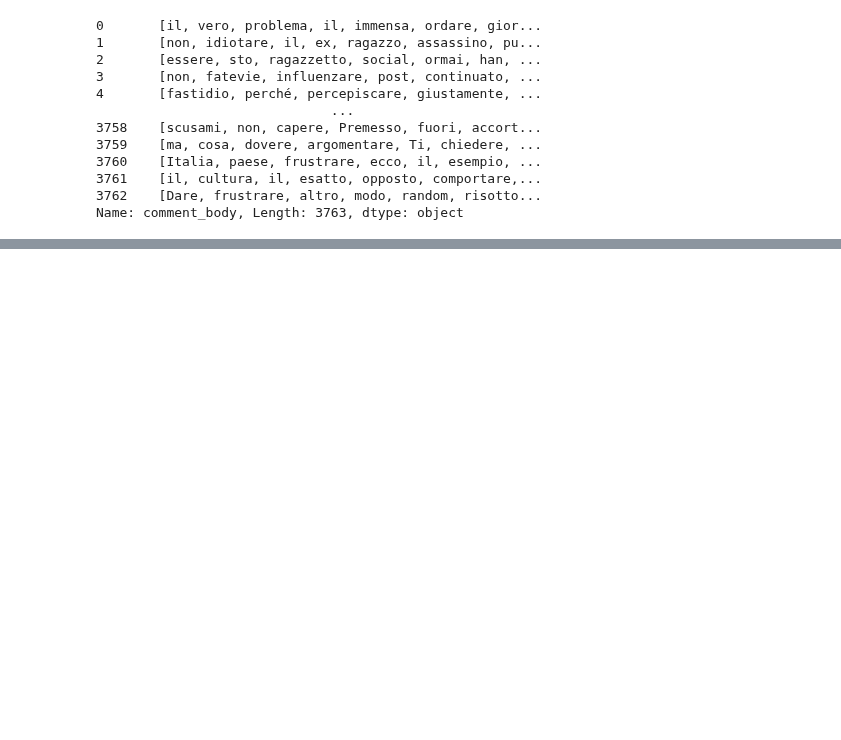
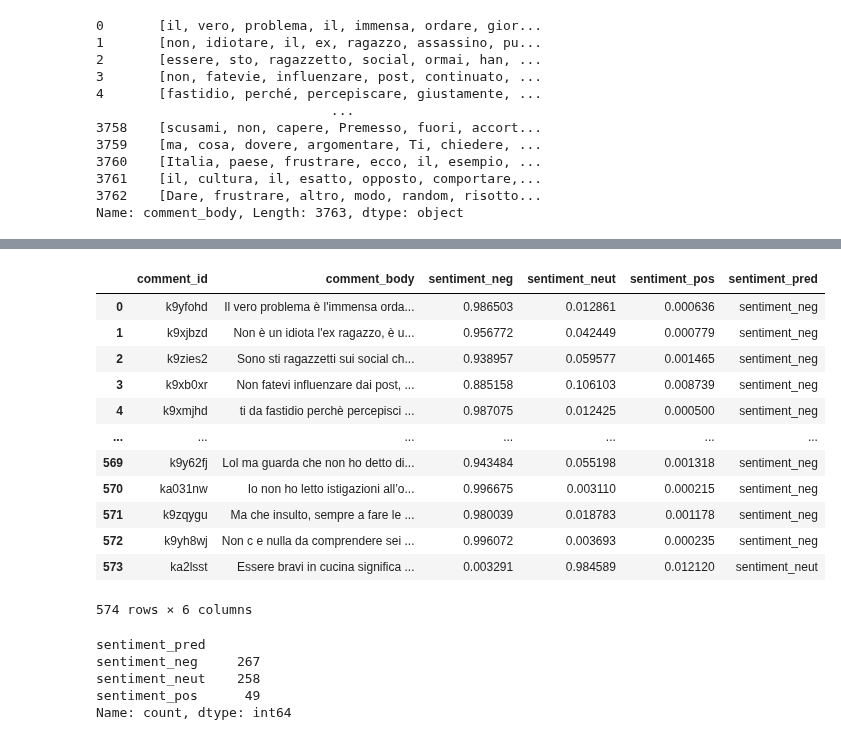
Before and after one commit to MassimoZarantonello2/RedditDebateAnalysis, a Jupyter notebook: scripts/SentimentAnalysis.ipynb, the cells around one changed output, grey strips where cells are left out. Drawn from its saved outputs; the diff is of its cells as text; code cells hidden in the pictures; blank space fills up the shorter version.

```diff
--- a/scripts/SentimentAnalysis.ipynb
+++ b/scripts/SentimentAnalysis.ipynb
@@ -259,3 +262,3 @@ print(myscore(sentence))
 # %%
 # Applico la funzione a tutti i commenti
-filtered_df['myscore'] = filtered_df["comment_body"].apply(myscore)
+df_1['myscore'] = filtered_df["comment_body"].apply(myscore)
@@ -618,0 +690,5 @@ Name: comment_body, Length: 3763, dtype: object
+# %%
+# tokenizer
+tokenizer = AutoTokenizer.from_pretrained("neuraly/bert-base-italian-cased-sentiment")
+# Load the model, use .cuda() to load it on the GPU
+model = AutoModelForSequenceClassification.from_pretrained("neuraly/bert-base-italian-cased-sentiment")
@@ -618,0 +713,33 @@ Name: comment_body, Length: 3763, dtype: object
+# %%
+import numpy as np
+import tensorflow as tf
+from tqdm import tqdm
+
+for index, row in tqdm(bert.iterrows()):
+  sentence  = row.comment_body
+
+  input_ids = tokenizer.encode(sentence, add_special_tokens=True, truncation=True, max_length=512)
+
+  # Create tensor, use .cuda() to transfer the tensor to GPU
+  tensor = torch.tensor(input_ids).long()
+  # Fake batch dimension
+  tensor = tensor.unsqueeze(0)
+
+  # Call the model and get the logits
+  logits = model(tensor)
+  # Remove the fake batch dimension
+  logits = logits.logits.squeeze(0)
+
+  # The model was trained with a Log Likelyhood + Softmax combined loss, hence to extract probabilities we need a softmax on top of the logits tensor
+  proba = nn.functional.softmax(logits, dim=0)
+
+  # Unpack the tensor to obtain negative, neutral and positive probabilities
+  negative, neutral, positive = proba
+
+  bert.loc[index,'sentiment_neg'] = proba[0].detach().numpy()
+  bert.loc[index,'sentiment_neut'] = proba[1].detach().numpy()
+  bert.loc[index,'sentiment_pos'] = proba[2].detach().numpy()
+
+
+bert['sentiment_pred'] = bert[['sentiment_neg', 'sentiment_pos', 'sentiment_neut']].idxmax(axis=1)
+print(bert)
@@ -618,0 +764,24 @@ Name: comment_body, Length: 3763, dtype: object
+# %%
+bert
+# %% [output]
+|  | comment_id | comment_body | sentiment_neg | sentiment_neut | sentiment_pos | sentiment_pred |
+| 0 | k9yfohd | Il vero problema è l'immensa orda... | 0.986503 | 0.012861 | 0.000636 | sentiment_neg |
+| 1 | k9xjbzd | Non è un idiota l'ex ragazzo, è u... | 0.956772 | 0.042449 | 0.000779 | sentiment_neg |
+| 2 | k9zies2 | Sono sti ragazzetti sui social ch... | 0.938957 | 0.059577 | 0.001465 | sentiment_neg |
+| 3 | k9xb0xr | Non fatevi influenzare dai post, ... | 0.885158 | 0.106103 | 0.008739 | sentiment_neg |
+| 4 | k9xmjhd | ti da fastidio perchè percepisci ... | 0.987075 | 0.012425 | 0.000500 | sentiment_neg |
+| ... | ... | ... | ... | ... | ... | ... |
+| 569 | k9y62fj | Lol ma guarda che non ho detto di... | 0.943484 | 0.055198 | 0.001318 | sentiment_neg |
+| 570 | ka031nw | Io non ho letto istigazioni all’o... | 0.996675 | 0.003110 | 0.000215 | sentiment_neg |
+| 571 | k9zqygu | Ma che insulto, sempre a fare le ... | 0.980039 | 0.018783 | 0.001178 | sentiment_neg |
+| 572 | k9yh8wj | Non c e nulla da comprendere sei ... | 0.996072 | 0.003693 | 0.000235 | sentiment_neg |
+| 573 | ka2lsst | Essere bravi in cucina significa ... | 0.003291 | 0.984589 | 0.012120 | sentiment_neut |
+574 rows × 6 columns
+# %%
+bert.sentiment_pred.value_counts()
+# %% [output]
+sentiment_pred
+sentiment_neg     267
+sentiment_neut    258
+sentiment_pos      49
+Name: count, dtype: int64
```
Also changed, not shown: parts of 80 cells of this notebook, 6 other files.
